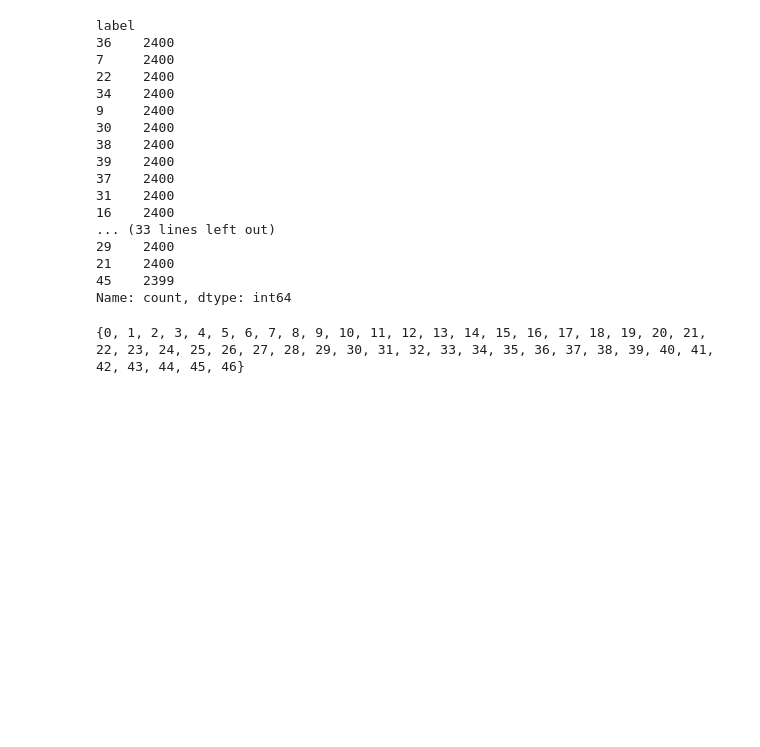
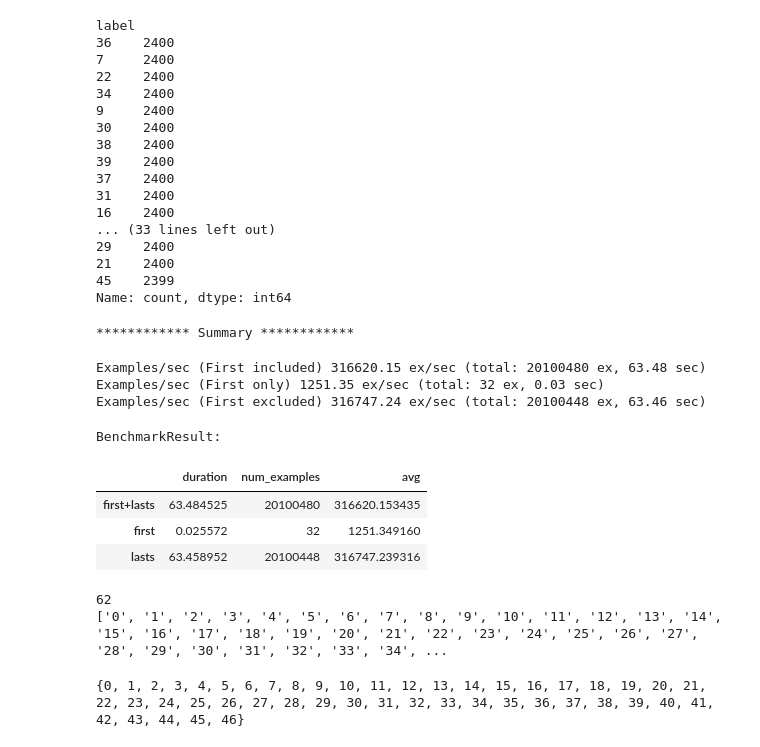
Before and after one commit to nonameR9077/CNNproject-2024-1, a Jupyter notebook: EMNIST.ipynb, the cells around one changed output. Drawn from its saved outputs; the diff is of its cells as text; code cells hidden in the pictures; blank space fills up the shorter version.

```diff
--- a/EMNIST.ipynb
+++ b/EMNIST.ipynb
@@ -257,3 +307,21 @@ label
 21    2400
 45    2399
 Name: count, dtype: int64
+# %%
+tfds.benchmark(x_train, batch_size=32)
+# %% [output]
+************ Summary ************
+Examples/sec (First included) 316620.15 ex/sec (total: 20100480 ex, 63.48 sec)
+Examples/sec (First only) 1251.35 ex/sec (total: 32 ex, 0.03 sec)
+Examples/sec (First excluded) 316747.24 ex/sec (total: 20100448 ex, 63.46 sec)
+BenchmarkResult:
+|  | duration | num_examples | avg |
+| first+lasts | 63.484525 | 20100480 | 316620.153435 |
+| first | 0.025572 | 32 | 1251.349160 |
+| lasts | 63.458952 | 20100448 | 316747.239316 |
+# %%
+print(info.features["label"].num_classes)
+print(info.features["label"].names)
+# %% [output]
+62
+['0', '1', '2', '3', '4', '5', '6', '7', '8', '9', '10', '11', '12', '13', '14', '15', '16', '17', '18', '19', '20', '21', '22', '23', '24', '25', '26', '27', '28', '29', '30', '31', '32', '33', '34', ...
```
Also changed, not shown: parts of 14 cells of this notebook, 1 other file.
